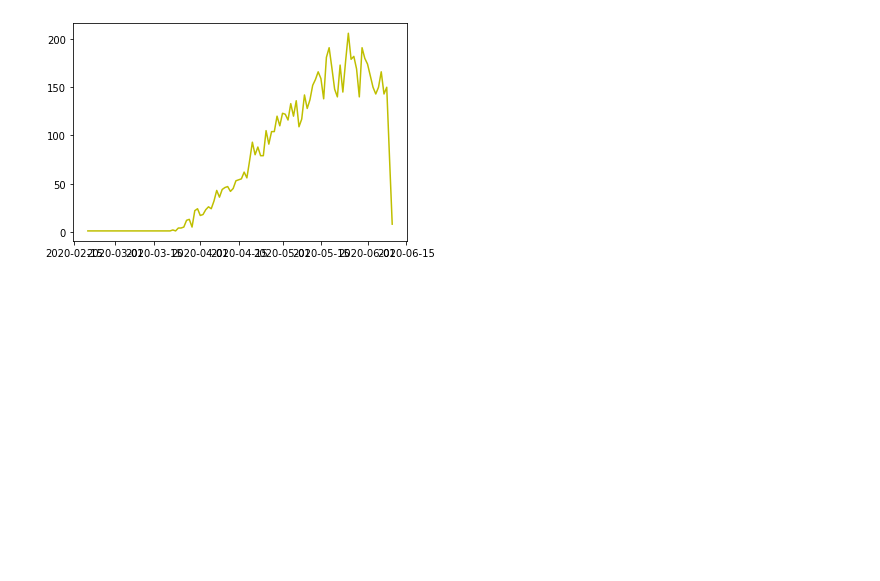
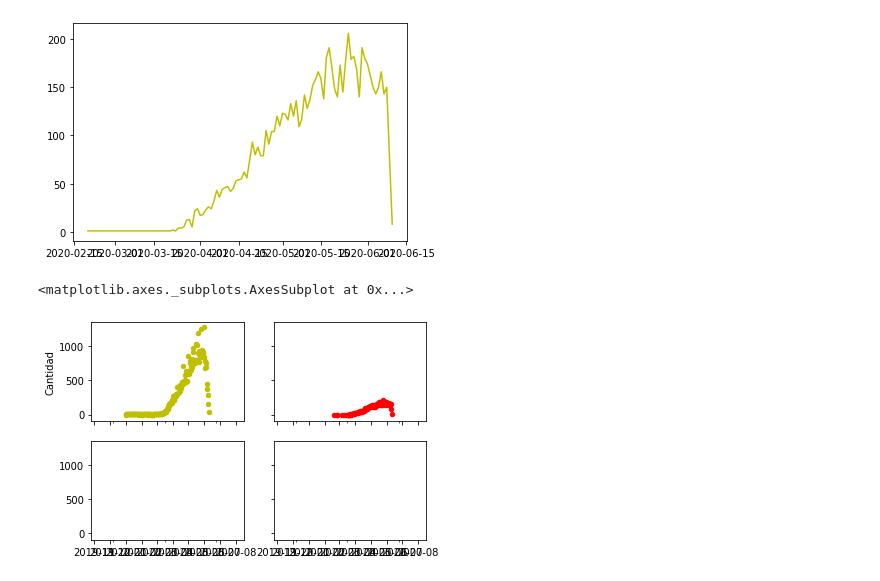
Before and after one commit to artthuro6/Covid-19, a Jupyter notebook: Diabetes covid.ipynb, the cells around one changed output. Saved outputs shown, nothing was run; the diff lists cells and outputs as text; code cells hidden in the pictures; blank space fills up the shorter version.

Commit message:
Graficas Sintomas/Defuncion diabetes

```diff
--- a/Diabetes covid.ipynb
+++ b/Diabetes covid.ipynb
@@ -359,3 +352,11 @@ plt.plot(d_def["Fecha"], d_def["Defunciones"], color="y")
 # %% [output]
 [<matplotlib.lines.Line2D at 0x...>]
 [figure]
+# %%
+figure, axs = plt.subplots(2,2, sharey=True, sharex=True)
+
+d_sintomas.plot(kind="scatter", x="Fecha", y="Cantidad", ax=axs[0][0], color="y")
+d_def.plot(kind="scatter", x="Fecha", y="Defunciones", ax=axs[0][1], color="r")
+# %% [output]
+<matplotlib.axes._subplots.AxesSubplot at 0x...>
+[figure, added]
```
Also changed, not shown: parts of 1 cell of this notebook.
